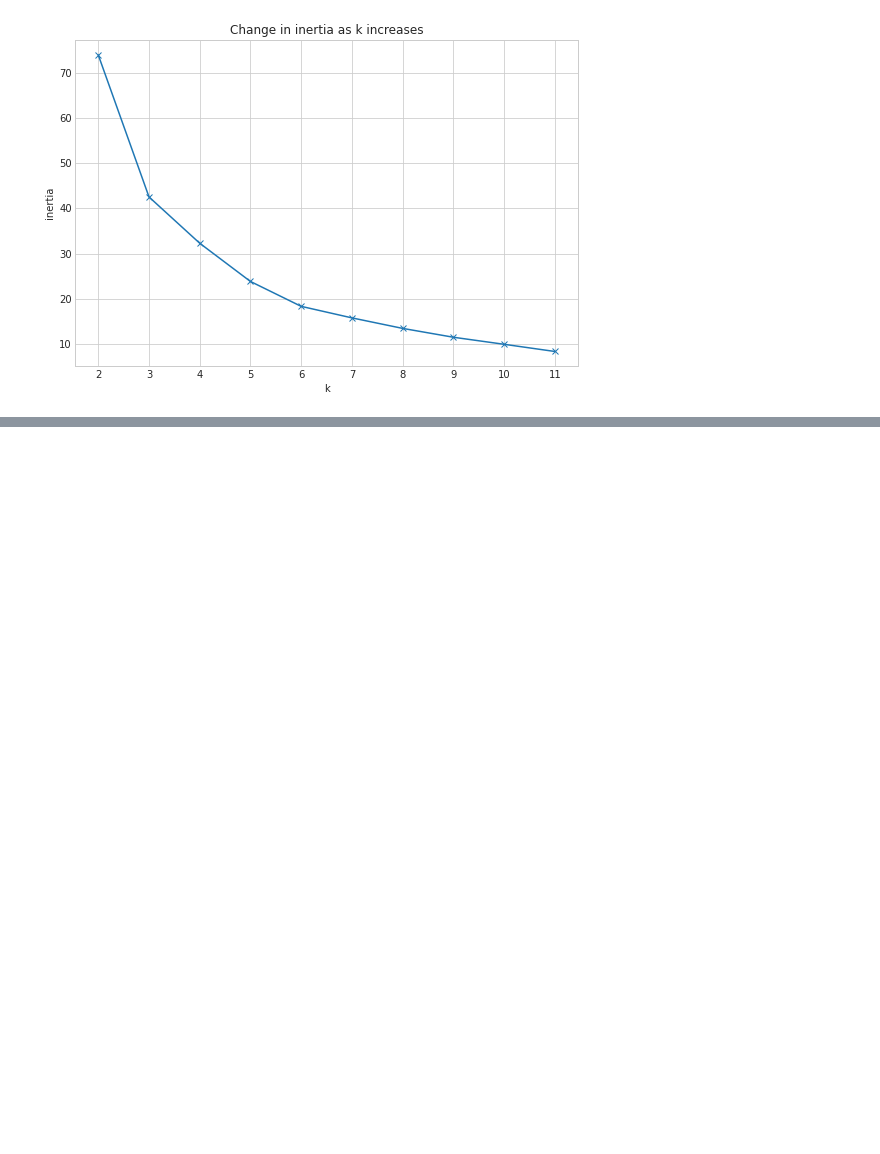
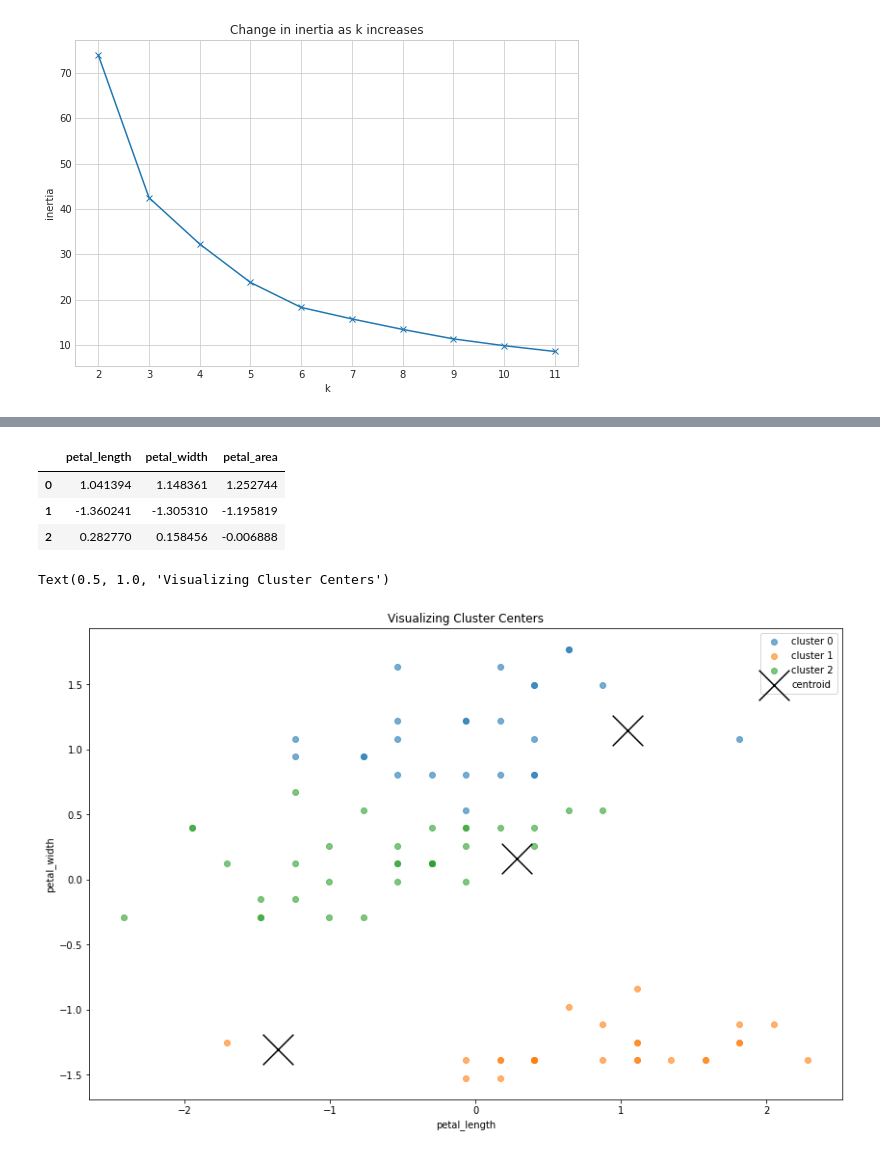
Before and after one commit to Olivert75/clustering-exercises, a Jupyter notebook: modeling.ipynb, the cells around one changed output, grey strips where cells are left out. Cells and saved outputs as stored; diff of their text form; code cells hidden in the pictures; blank space fills up the shorter version.

```diff
--- a/modeling.ipynb
+++ b/modeling.ipynb
@@ -119,0 +166,29 @@ with plt.style.context('seaborn-whitegrid'):
+# %%
+X = train_scaled[['petal_length', 'petal_width','petal_area']]
+# %%
+kmeans = KMeans(n_clusters=3)
+kmeans.fit(X)
+train_scaled['cluster_3'] = kmeans.predict(X)
+# %%
+centroids = pd.DataFrame(kmeans.cluster_centers_, columns=X.columns)
+centroids
+# %% [output]
+|  | petal_length | petal_width | petal_area |
+| 0 | 1.041394 | 1.148361 | 1.252744 |
+| 1 | -1.360241 | -1.305310 | -1.195819 |
+| 2 | 0.282770 | 0.158456 | -0.006888 |
+# %%
+plt.figure(figsize=(14, 9))
+
+for cluster, subset in train_scaled.groupby('cluster_3'):
+    plt.scatter(subset.sepal_width, subset.petal_width, label='cluster ' + str(cluster), alpha=.6)
+
+centroids.plot.scatter(y='petal_width', x='petal_length', c='black', marker='x', s=1000, ax=plt.gca(), label='centroid')
+
+plt.legend()
+plt.xlabel('petal_length')
+plt.ylabel('petal_width')
+plt.title('Visualizing Cluster Centers')
+# %% [output]
+Text(0.5, 1.0, 'Visualizing Cluster Centers')
+[figure, added]
```
Also changed, not shown: parts of 11 cells of this notebook.
